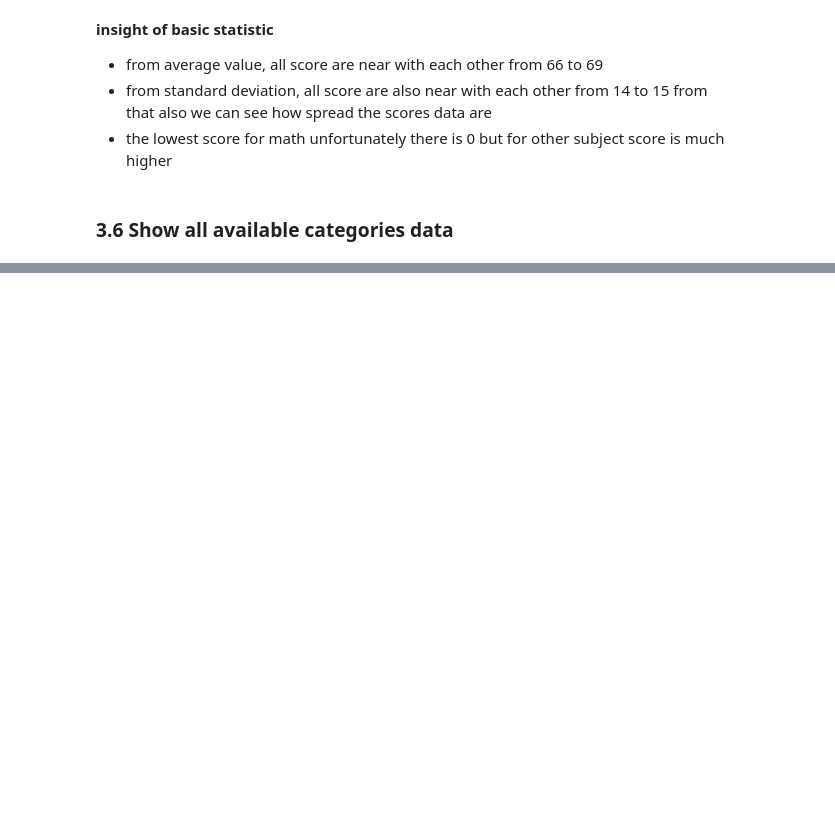
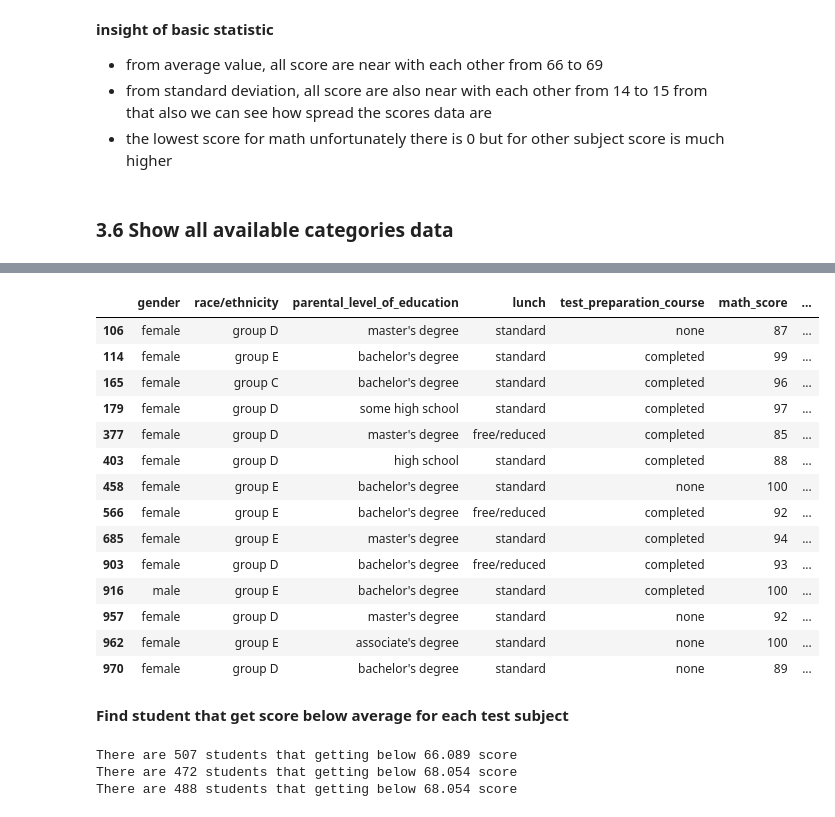
Before and after one commit to evanarnanda/PredictStudentTestScore, a Jupyter notebook: notebook/EDA.ipynb, the cells around one changed output, grey strips where cells are left out. Cells and saved outputs as stored; diff of their text form; code cells hidden in the pictures; blank space fills up the shorter version.

```diff
--- a/notebook/EDA.ipynb
+++ b/notebook/EDA.ipynb
@@ -145,0 +237,20 @@ These are the value from column test preparation course : ['none' 'completed']
+# %%
+perfect_writing
+# %% [output]
+|  | gender | race/ethnicity | parental_level_of_education | lunch | test_preparation_course | math_score | ... |
+| 106 | female | group D | master's degree | standard | none | 87 | ... |
+| 114 | female | group E | bachelor's degree | standard | completed | 99 | ... |
+| 165 | female | group C | bachelor's degree | standard | completed | 96 | ... |
+| 179 | female | group D | some high school | standard | completed | 97 | ... |
+| 377 | female | group D | master's degree | free/reduced | completed | 85 | ... |
+| 403 | female | group D | high school | standard | completed | 88 | ... |
+| 458 | female | group E | bachelor's degree | standard | none | 100 | ... |
+| 566 | female | group E | bachelor's degree | free/reduced | completed | 92 | ... |
+| 685 | female | group E | master's degree | standard | completed | 94 | ... |
+| 903 | female | group D | bachelor's degree | free/reduced | completed | 93 | ... |
+| 916 | male | group E | bachelor's degree | standard | completed | 100 | ... |
+| 957 | female | group D | master's degree | standard | none | 92 | ... |
+| 962 | female | group E | associate's degree | standard | none | 100 | ... |
+| 970 | female | group D | bachelor's degree | standard | none | 89 | ... |
+# %% [markdown]
+**Find student that get score below average for each test subject**
@@ -145,0 +260,13 @@ These are the value from column test preparation course : ['none' 'completed']
+# %%
+# find the student that below average for each test subject
+math_below_avg = student_df.query('math_score < @math_avg')
+reading_below_avg = student_df.query('reading_score < @reading_avg')
+writing_below_avg = student_df.query('writing_score < @writing_avg')
+
+print(f'There are {len(math_below_avg)} students that getting below {math_avg} score')
+print(f'There are {len(reading_below_avg)} students that getting below {reading_avg} score')
+print(f'There are {len(writing_below_avg)} students that getting below {writing_avg} score')
+# %% [output]
+There are 507 students that getting below 66.089 score
+There are 472 students that getting below 68.054 score
+There are 488 students that getting below 68.054 score
```
Also changed, not shown: parts of 20 cells of this notebook.
